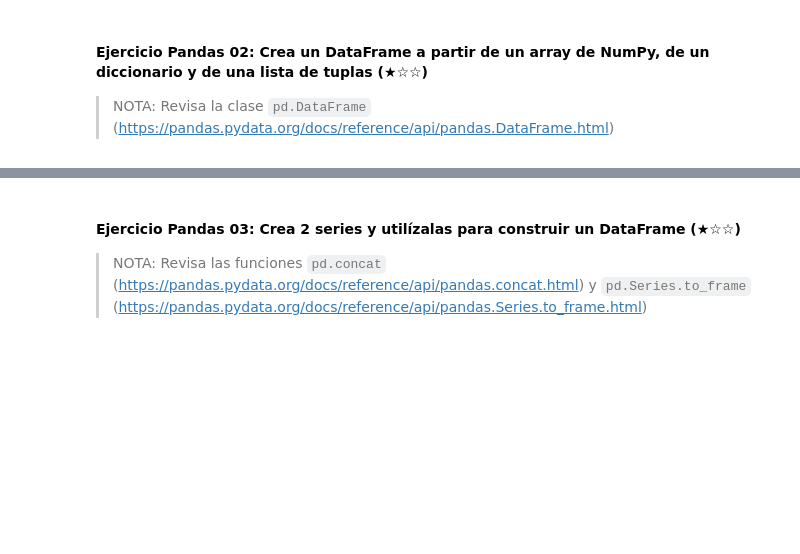
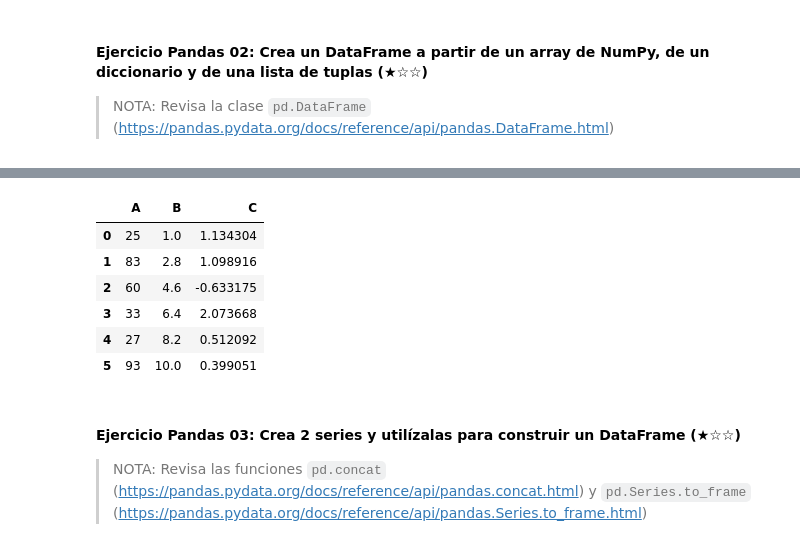
Before and after one commit to pcaliman2/Prework, a Jupyter notebook: 03-pandas/03.1-Intro-To-Pandas.es.ipynb, the cells around one changed output, grey strips where cells are left out. Saved outputs shown, nothing was run; the diff lists cells and outputs as text; code cells hidden in the pictures; blank space fills up the shorter version.

```diff
--- a/03-pandas/03.1-Intro-To-Pandas.es.ipynb
+++ b/03-pandas/03.1-Intro-To-Pandas.es.ipynb
@@ -362,0 +373,17 @@ dtype: int64
+# %%
+# Desde un Diccionario
+dict = {
+    "A": np.random.randint(10, 100, size = 6),
+    "B": np.linspace(1, 10, 6),
+    "C": np.random.randn(6)
+}
+dataframe = pd.DataFrame(dict)
+dataframe
+# %% [output]
+|  | A | B | C |
+| 0 | 25 | 1.0 | 1.134304 |
+| 1 | 83 | 2.8 | 1.098916 |
+| 2 | 60 | 4.6 | -0.633175 |
+| 3 | 33 | 6.4 | 2.073668 |
+| 4 | 27 | 8.2 | 0.512092 |
+| 5 | 93 | 10.0 | 0.399051 |
```
Also changed, not shown: parts of 3 cells of this notebook.
